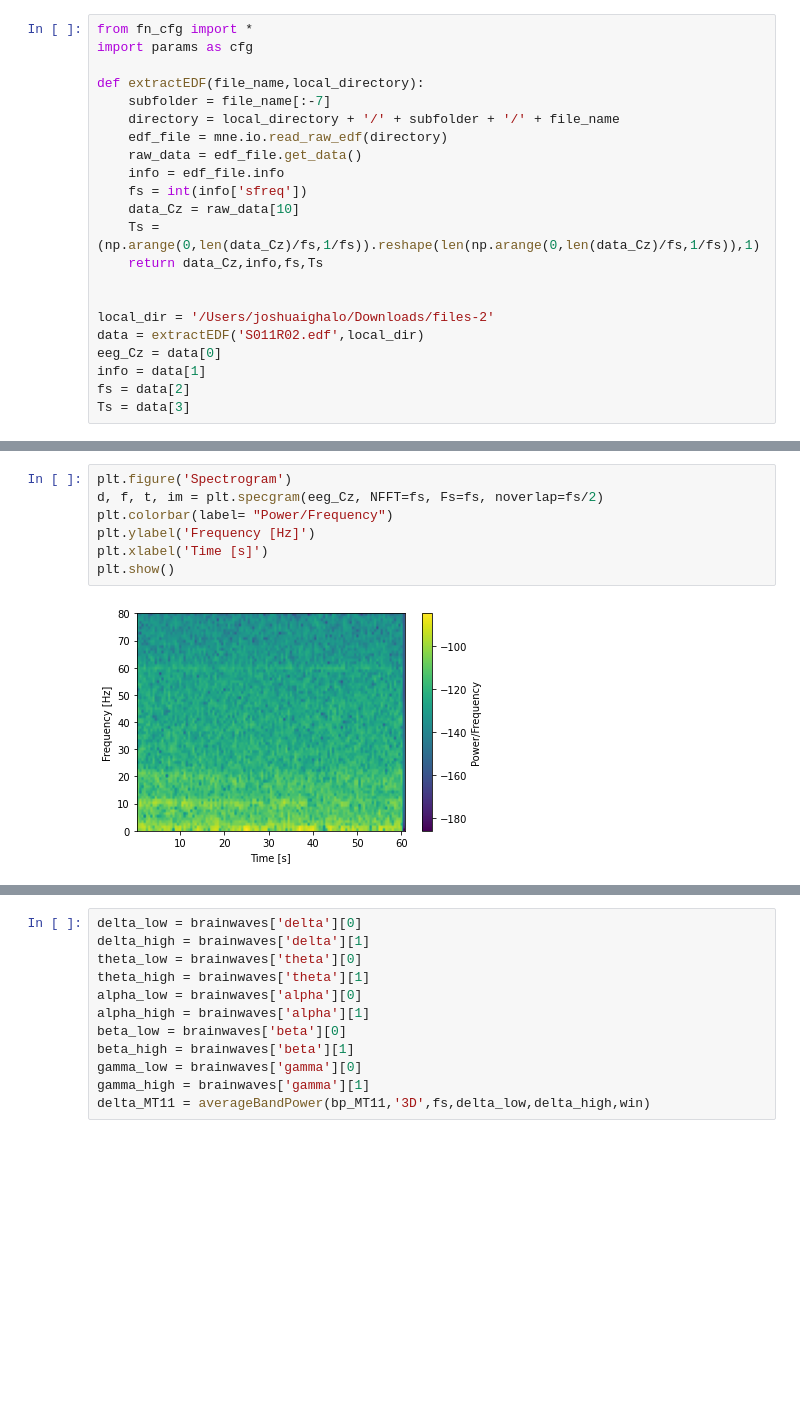
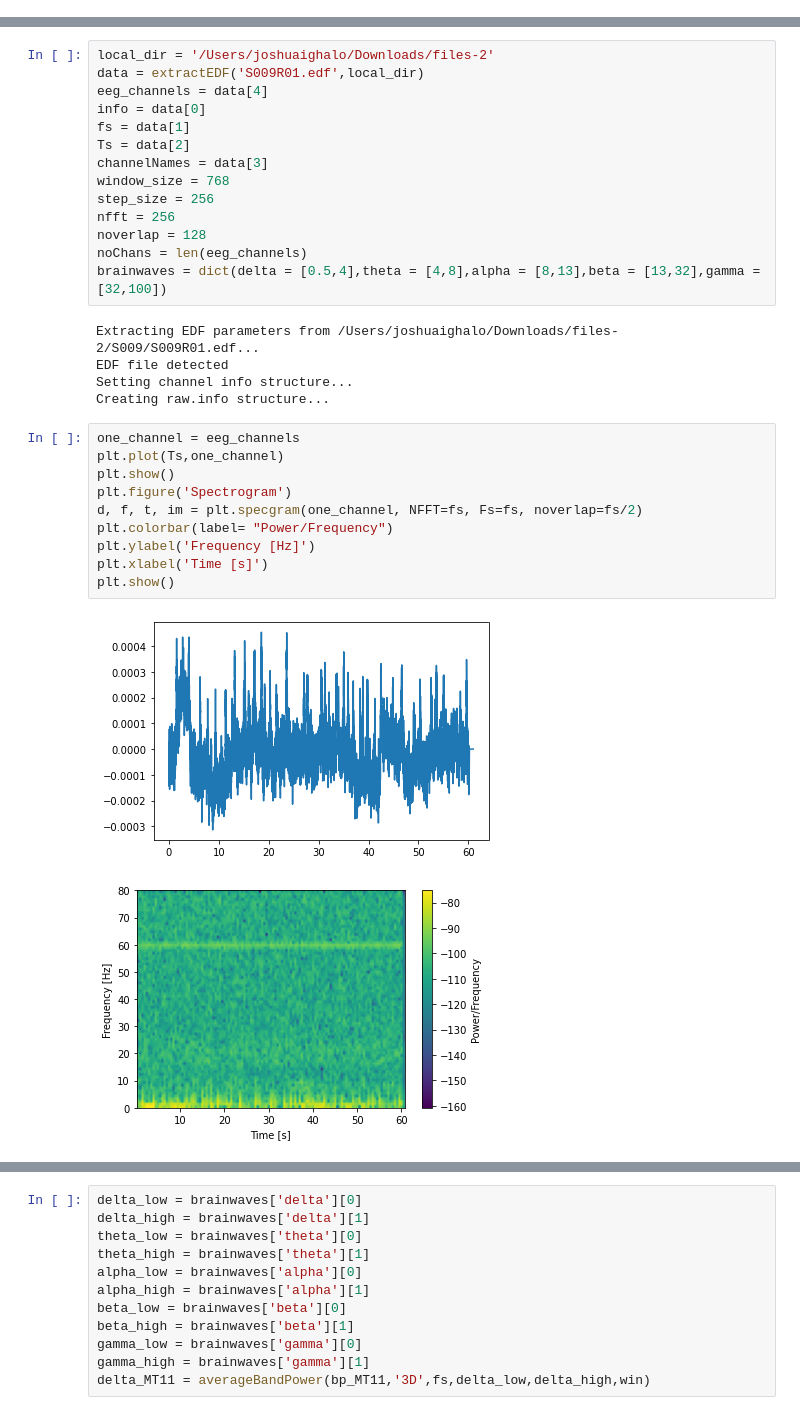
Before and after one commit to iggy96/Dementia-EEG-Analysis, a Jupyter notebook: test_script.ipynb, the cells around one changed output, grey strips where cells are left out. Saved outputs shown, nothing was run; the diff lists cells and outputs as text; blank space fills up the shorter version.

```diff
--- a/test_script.ipynb
+++ b/test_script.ipynb
@@ -1,22 +0,0 @@
-# %%
-from fn_cfg import *
-import params as cfg
-
-def extractEDF(file_name,local_directory):
-    subfolder = file_name[:-7]
-    directory = local_directory + '/' + subfolder + '/' + file_name
-    edf_file = mne.io.read_raw_edf(directory)
-    raw_data = edf_file.get_data()
-    info = edf_file.info
-    fs = int(info['sfreq'])
-    data_Cz = raw_data[10]
-    Ts = (np.arange(0,len(data_Cz)/fs,1/fs)).reshape(len(np.arange(0,len(data_Cz)/fs,1/fs)),1)
-    return data_Cz,info,fs,Ts
-
-
-local_dir = '/Users/joshuaighalo/Downloads/files-2'
-data = extractEDF('S011R02.edf',local_dir)
-eeg_Cz = data[0]
-info = data[1]
-fs = data[2]
-Ts = data[3]
@@ -33,12 +36,35 @@ plt.plot(eeg_Cz)
+# %%
+local_dir = '/Users/joshuaighalo/Downloads/files-2'
+data = extractEDF('S009R01.edf',local_dir)
+eeg_channels = data[4]
+info = data[0]
+fs = data[1]
+Ts = data[2]
+channelNames = data[3]
+window_size = 768
+step_size = 256
+nfft = 256
+noverlap = 128
+noChans = len(eeg_channels)
+brainwaves = dict(delta = [0.5,4],theta = [4,8],alpha = [8,13],beta = [13,32],gamma = [32,100])
+# %% [output]
+Extracting EDF parameters from /Users/joshuaighalo/Downloads/files-2/S009/S009R01.edf...
+EDF file detected
+Setting channel info structure...
+Creating raw.info structure...
 # %%
+one_channel = eeg_channels
+plt.plot(Ts,one_channel)
+plt.show()
 plt.figure('Spectrogram')
-d, f, t, im = plt.specgram(eeg_Cz, NFFT=fs, Fs=fs, noverlap=fs/2)
+d, f, t, im = plt.specgram(one_channel, NFFT=fs, Fs=fs, noverlap=fs/2)
 plt.colorbar(label= "Power/Frequency")
 plt.ylabel('Frequency [Hz]')
 plt.xlabel('Time [s]')
 plt.show()
 # %% [output]
-[figure, old version]
+[figure, new version]
+[figure, added]
 # %%
 files_EO = []
 files_EC = []
```
Also changed, not shown: parts of 8 cells of this notebook.
